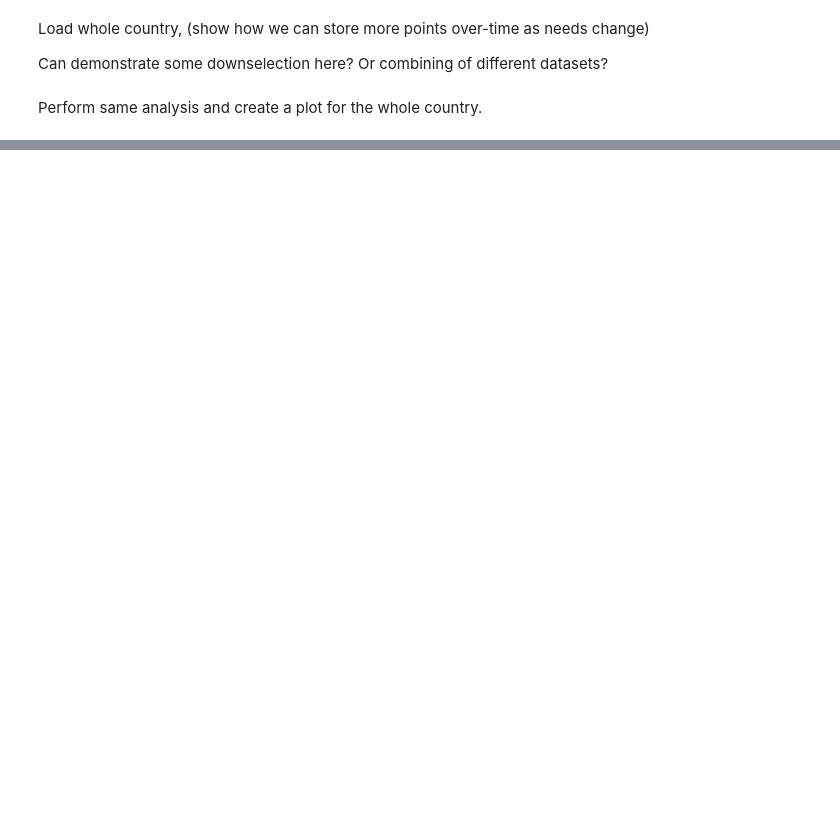
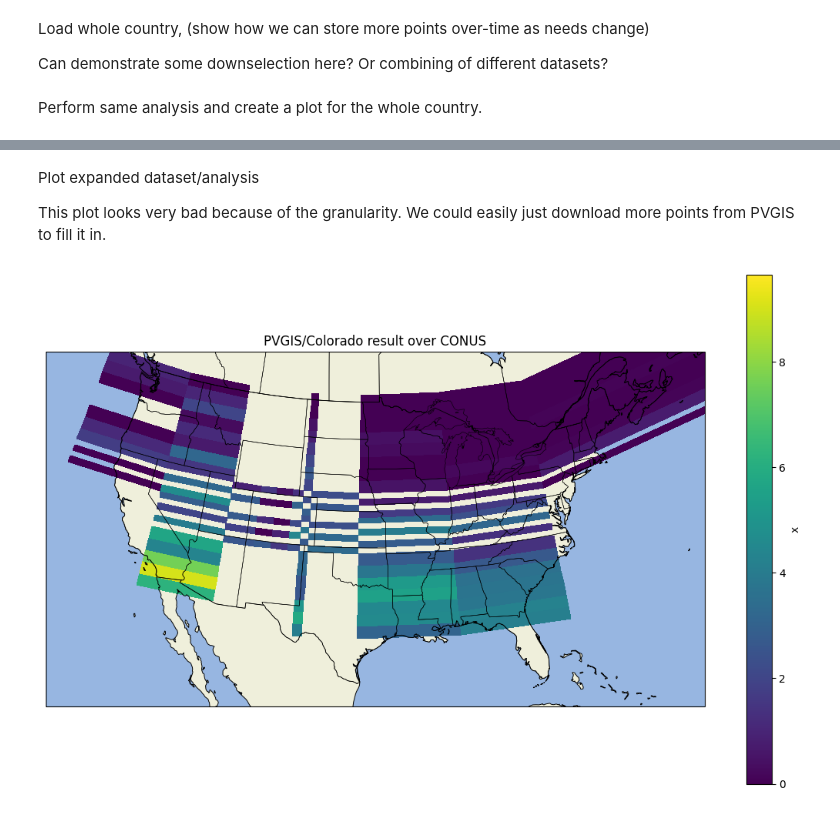
Before and after one commit to NREL/GeoGridFusion, a Jupyter notebook: duramat-workshop.ipynb, the cells around one changed output, grey strips where cells are left out. Cells and saved outputs as stored; diff of their text form; code cells hidden in the pictures; blank space fills up the shorter version.

```diff
--- a/duramat-workshop.ipynb
+++ b/duramat-workshop.ipynb
@@ -94,10 +209,12 @@ Load whole country, (show how we can store more points over-time as needs change
 
 Can demonstrate some downselection here? Or combining of different datasets?
 # %%
-geogridfusion.load_many(conn=conn, source_name="pvgis")
+loaded_weather, loaded_meta = geogridfusion.load_many(conn=conn, source_name="pvgis")
 # %% [markdown]
 Perform same analysis and create a plot for the whole country.
 # %%
-pvdeg.geospatial.analysis()
-
-plt.plot(...)
+usa_res = pvdeg.geospatial.analysis(
+    weather_ds=loaded_weather,
+    meta_df=loaded_meta,
+    func=pvdeg.standards.standoff
+)
@@ -103,0 +239,34 @@ plt.plot(...)
+# %% [markdown]
+Plot expanded dataset/analysis
+
+This plot looks very bad because of the granularity. We could easily just download more points from PVGIS to fill it in.
+# %%
+da = usa_res.x
+
+proj = ccrs.LambertConformal(central_longitude=-96, central_latitude=39)
+
+fig = plt.figure(figsize=(11, 7))
+ax = plt.axes(projection=proj)
+
+ax.set_extent([-125, -66.5, 24, 50], crs=ccrs.PlateCarree())
+
+ax.add_feature(cfeature.LAND, zorder=0, edgecolor='face')
+ax.add_feature(cfeature.OCEAN, zorder=0)
+ax.add_feature(cfeature.COASTLINE, linewidth=0.7)
+ax.add_feature(cfeature.BORDERS, linewidth=0.6)
+ax.add_feature(cfeature.STATES.with_scale('50m'), linewidth=0.4)
+
+plot = da.plot(
+    ax=ax,
+    x='longitude', y='latitude',
+    transform=ccrs.PlateCarree(),    # data CRS of the coordinates
+    cmap='viridis',
+    add_colorbar=True,
+    cbar_kwargs={'label': str(da.name) if da.name else 'value'},
+)
+
+ax.set_title('PVGIS/Colorado result over CONUS', fontsize=12)
+plt.tight_layout()
+plt.show()
+# %% [output]
+[figure, added]
```
Also changed, not shown: parts of 7 cells of this notebook.
